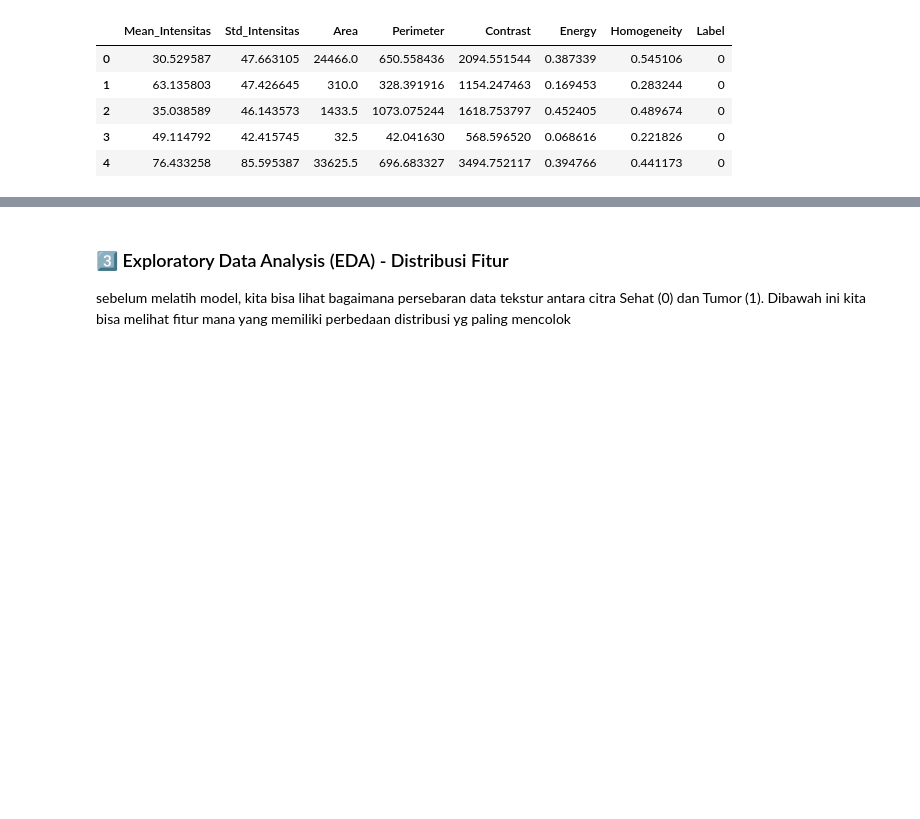
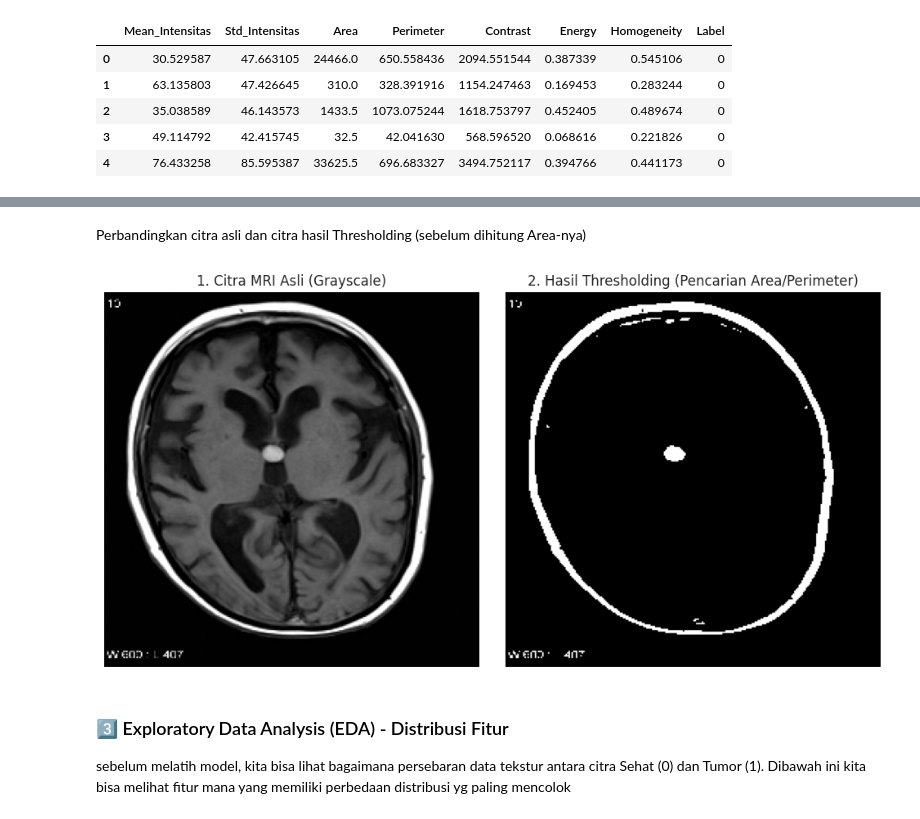
Before and after one commit to fnafian04/Computer-Vision, a Jupyter notebook: UTS Comvis/2318001FadhliUTSComvisKlasifikasiCitraTumorMetodeSVM.ipynb, the cells around one changed output, grey strips where cells are left out. Saved outputs shown, nothing was run; the diff lists cells and outputs as text; code cells hidden in the pictures; blank space fills up the shorter version.

```diff
--- a/UTS Comvis/2318001FadhliUTSComvisKlasifikasiCitraTumorMetodeSVM.ipynb
+++ b/UTS Comvis/2318001FadhliUTSComvisKlasifikasiCitraTumorMetodeSVM.ipynb
@@ -101,3 +121,32 @@ df.head()
+# %% [markdown]
+Perbandingkan citra asli dan citra hasil Thresholding (sebelum dihitung Area-nya)
+# %%
+# Visualisasi Proses Ekstraksi Bentuk (Thresholding)
+import matplotlib.pyplot as plt
+
+# Mengambil satu sampel citra acak dari folder 'yes' (Tumor)
+sample_img_path = os.path.join(base_path, 'yes', os.listdir(os.path.join(base_path, 'yes'))[0])
+img_sample = cv2.imread(sample_img_path, 0)
+img_sample = cv2.resize(img_sample, (256, 256))
+
+# Proses thresholding seperti di loop ekstraksi fitur
+_, thresh_sample = cv2.threshold(img_sample, 127, 255, cv2.THRESH_BINARY)
+
+plt.figure(figsize=(10, 5))
+plt.subplot(1, 2, 1)
+plt.imshow(img_sample, cmap='gray')
+plt.title("1. Citra MRI Asli (Grayscale)")
+plt.axis('off')
+
+plt.subplot(1, 2, 2)
+plt.imshow(thresh_sample, cmap='gray')
+plt.title("2. Hasil Thresholding (Pencarian Area/Perimeter)")
+plt.axis('off')
+
+plt.tight_layout()
+plt.show()
+# %% [output]
+[figure, added]
 # %% [markdown]
 ### 3️⃣ Exploratory Data Analysis (EDA) - Distribusi Fitur
 sebelum melatih model, kita bisa lihat bagaimana persebaran data tekstur antara citra Sehat (0) dan Tumor (1). Dibawah ini kita bisa melihat fitur mana yang memiliki perbedaan distribusi yg paling mencolok
```
Also changed, not shown: parts of 9 cells of this notebook.
